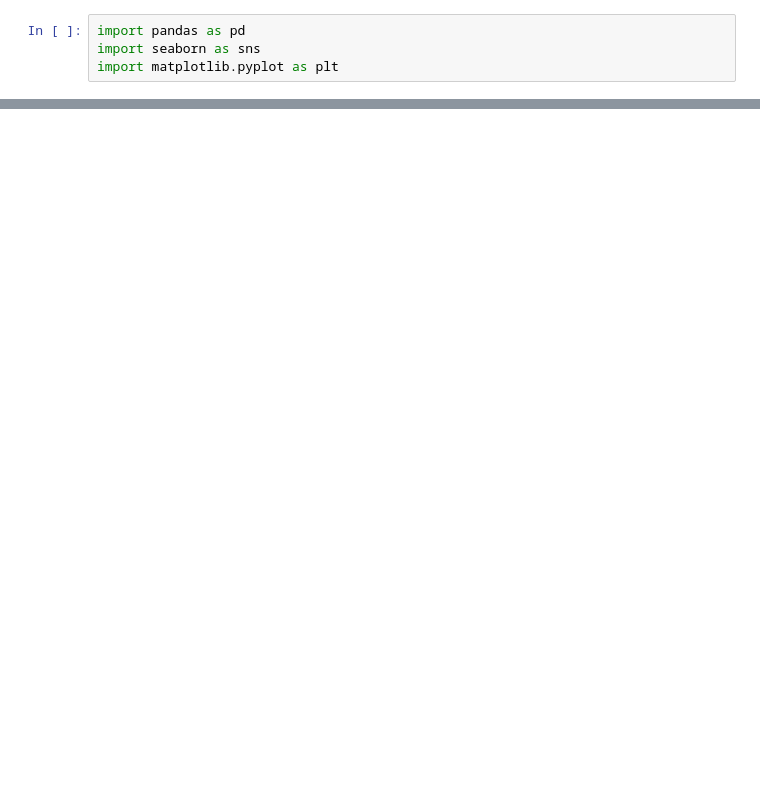
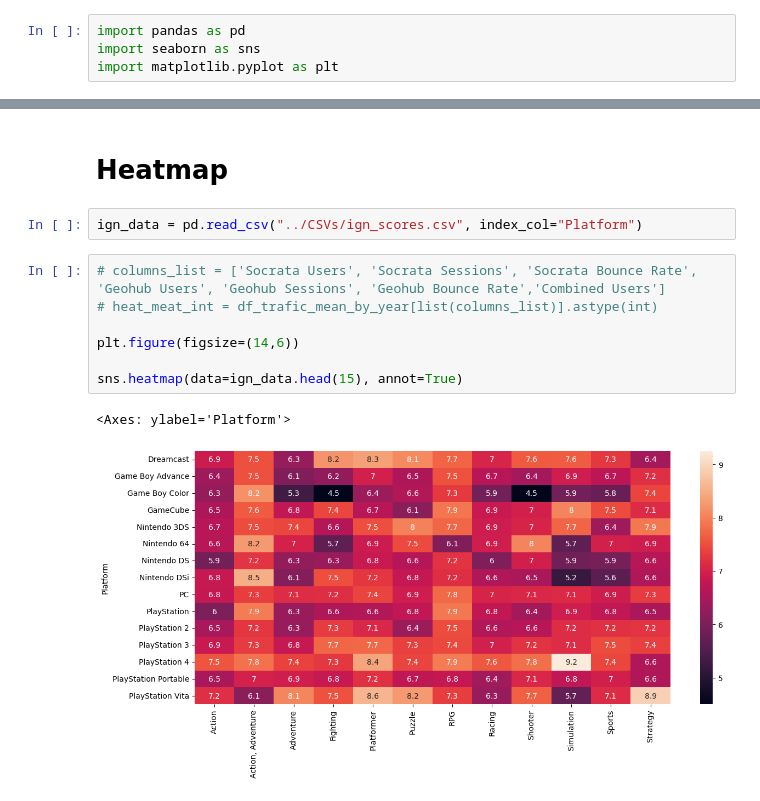
Before and after one commit to PauloFS01/machine_learning, a Jupyter notebook: DataVisualisation/seaborn.ipynb, the cells around one changed output, grey strips where cells are left out. Cells and saved outputs as stored; diff of their text form; blank space fills up the shorter version.

```diff
--- a/DataVisualisation/seaborn.ipynb
+++ b/DataVisualisation/seaborn.ipynb
@@ -66,0 +63,14 @@ df_trafic_mean_by_year.head()
+# %% [markdown]
+# Heatmap
+# %%
+ign_data = pd.read_csv("../CSVs/ign_scores.csv", index_col="Platform")
+# %%
+# columns_list = ['Socrata Users', 'Socrata Sessions', 'Socrata Bounce Rate', 'Geohub Users', 'Geohub Sessions', 'Geohub Bounce Rate','Combined Users']
+# heat_meat_int = df_trafic_mean_by_year[list(columns_list)].astype(int)
+
+plt.figure(figsize=(14,6))
+
+sns.heatmap(data=ign_data.head(15), annot=True)
+# %% [output]
+<Axes: ylabel='Platform'>
+[figure, added]
```
Also changed, not shown: parts of 8 cells of this notebook.
